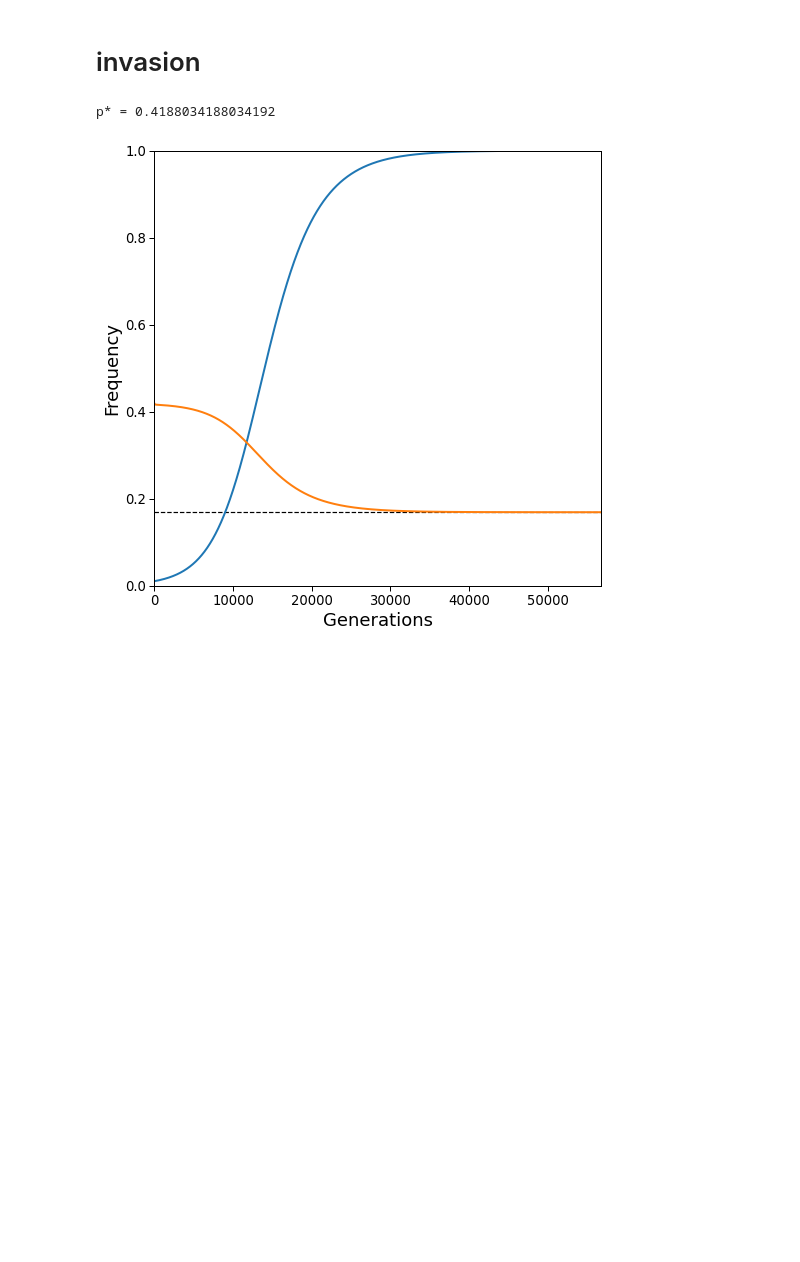
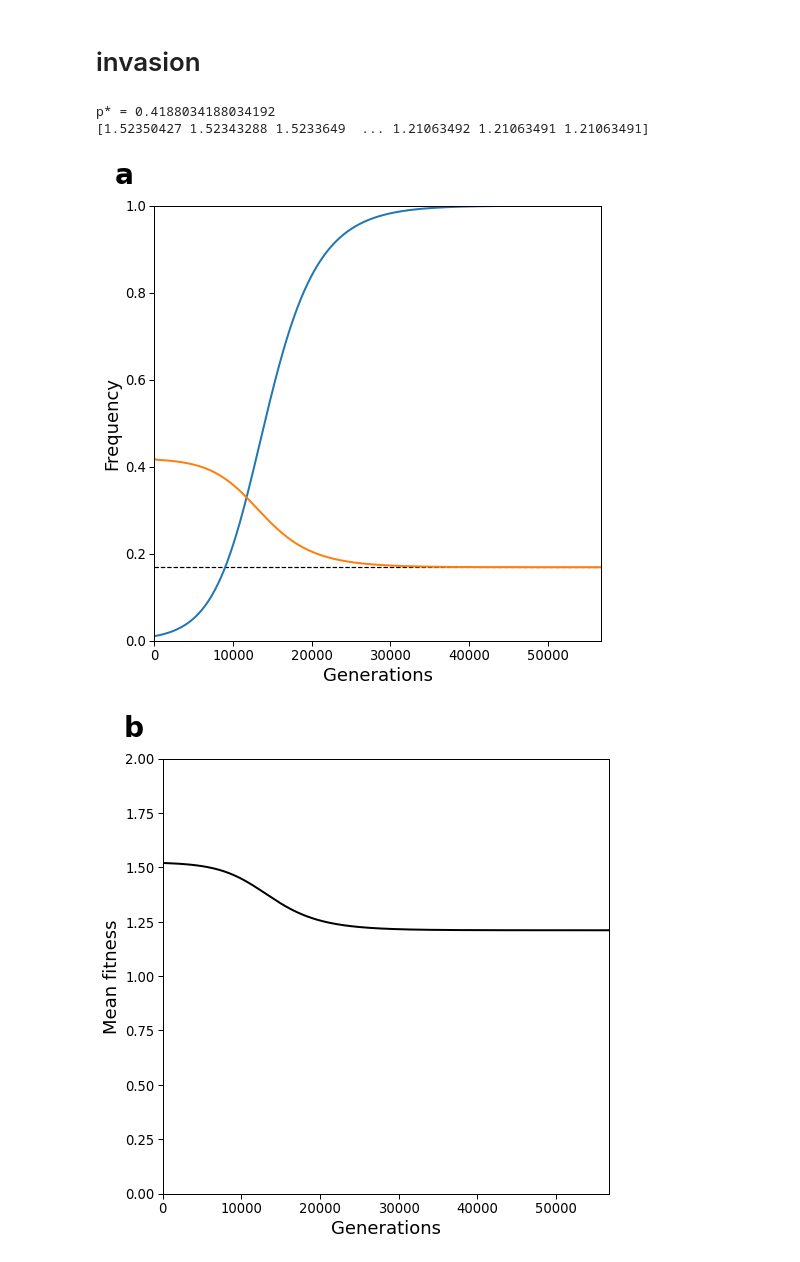
Before and after one commit to yoavram-lab/CulturalCooperation, a Jupyter notebook: ms/figures.ipynb, the cells around one changed output. Cells and saved outputs as stored; diff of their text form; code cells hidden in the pictures; blank space fills up the shorter version.

Commit message:
Add mean fitness graph

```diff
--- a/ms/figures.ipynb
+++ b/ms/figures.ipynb
@@ -768,41 +768,45 @@ def simulate(p_0, p_equilibrium, ε, b, c, TA, TB, α1, α2, number_of_iteration
 # %%
 c = 0.05
 TA = 0.4
 TB = 0.7
 b = 1.3
 α1 = 0.7
 p_equilibrium = (c*(1-TB) - b*α1*TA-(TA-TB))/(b*(1-α1)*(TA-TB))
 print('p* = ' + str(p_equilibrium))
 
 p_0 = 0.005
 α2 = 0.65
 successful, cop, inv = simulate(p_0, p_equilibrium, ε = 0.00001, b = b, c = c, TA= TA, TB=TB, α1=α1, α2 = α2, number_of_iterations = 1000000)
 p_equilibrium2 = (c*(1-TB) - b*α2*TA-(TA-TB))/(b*(1-α2)*(TA-TB))
 fig, ax = plt.subplots(figsize=(8, 8))
 ax.plot(inv, linewidth=2)
 ax.plot(cop, linewidth=2)
 ax.hlines(p_equilibrium2, xmin = 0, xmax = len(cop), color='black', linestyle='dashed')
 ax.set_ylim(0, 1)
 ax.set_xlim(0, len(inv))
 ax.set_xlabel('Generations', fontsize = 18)
 ax.set_ylabel(r'Frequency', fontsize = 18)
-#ax.text(-5000, 1.05, 'a', fontdict=dict(fontsize=28, weight='bold'))
+ax.text(-5000, 1.05, 'a', fontdict=dict(fontsize=28, weight='bold'))
 fig.savefig('Figures/Frequency_of_invadors.eps', bbox_inches='tight')
 
 
 #p_equilibrium2 = (c*(1-TB) - b*α2*TA-(TA-TB))/(b*(1-α2)*(TA-TB))
-#fig2, ax2 = plt.subplots(figsize=(8, 8))
-#ax2.plot(cop)
-#ax2.set_ylim(0, 1)
-#ax2.set_xlim(0, len(cop))
-#ax2.set_xlabel('Generations', fontsize = 18)
-#ax2.set_ylabel(r'Frequncy of cooperators after invasion', fontsize = 18)
+fig2, ax2 = plt.subplots(figsize=(8, 8))
+mean_fitness = 1 + (b-c)*np.array(cop)
+print(mean_fitness)
+ax2.plot(mean_fitness, color='black', linewidth=2)
+ax2.set_ylim(0, 2)
+ax2.set_xlim(0, len(cop))
+ax2.set_xlabel('Generations', fontsize = 18)
+ax2.set_ylabel('Mean fitness', fontsize = 18)
 #ax2.hlines(p_equilibrium2, xmin = 0, xmax = len(cop), color='black', linestyle='dashed')
-#ax2.text(-5000, 1.05, 'b', fontdict=dict(fontsize=28, weight='bold'))
-#fig2.savefig('Figures/Frequency_of_cooperation_after_invasion.eps', bbox_inches='tight')
+ax2.text(-5000, 2.1, 'b', fontdict=dict(fontsize=28, weight='bold'))
+fig2.savefig('Figures/mean_fitness_of_invadors.eps', bbox_inches='tight')
 # %% [output]
 p* = 0.4188034188034192
+[1.52350427 1.52343288 1.5233649  ... 1.21063492 1.21063491 1.21063491]
-[figure, old version]
+[figure, new version]
+[figure, added]
 # %%
 # Validate for different value of c
 for c in [0.001, 0.01, 0.05, 0.1, 0.15, 0.2, 0.21]:
```
Also changed, not shown: 3 other files.
